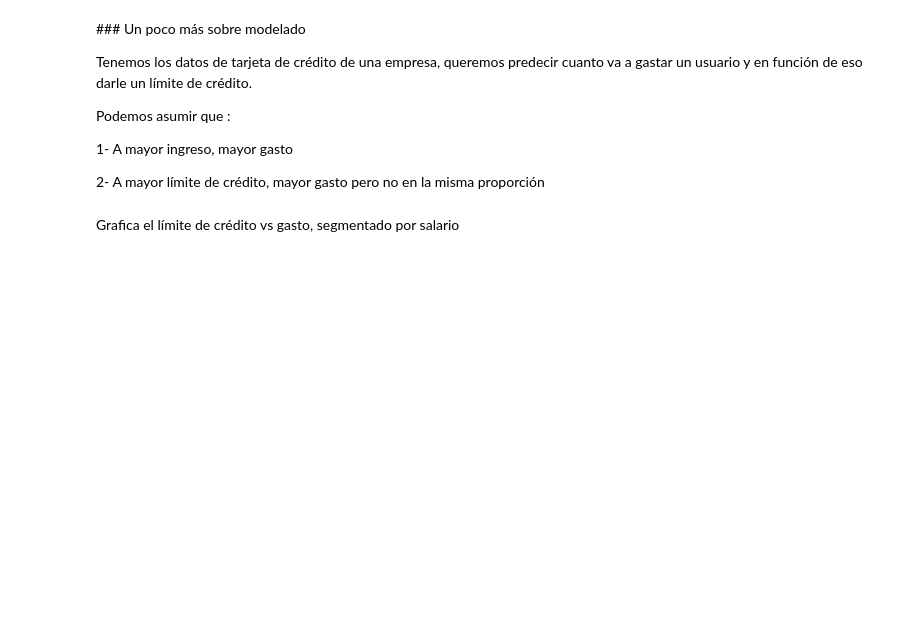
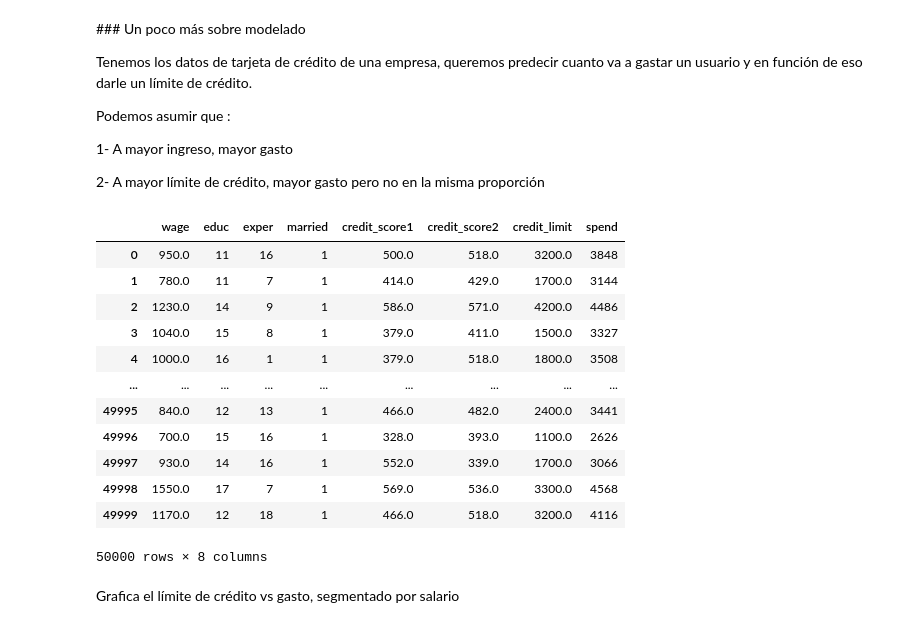
Before and after one commit to Rolando1708/Analisis_de_Aprendizaje_Estadistico, a Jupyter notebook: Parcial 1/Entendiendo_coeficientes_sin_resolver.ipynb, the cells around one changed output. Saved outputs shown, nothing was run; the diff lists cells and outputs as text; code cells hidden in the pictures; blank space fills up the shorter version.

```diff
--- a/Parcial 1/Entendiendo_coeficientes_sin_resolver.ipynb
+++ b/Parcial 1/Entendiendo_coeficientes_sin_resolver.ipynb
@@ -374,6 +375,21 @@ Podemos asumir que :
 2- A mayor límite de crédito, mayor gasto pero no en la misma proporción
 # %%
 spend = pd.read_csv('spend_data.csv')
+spend
+# %% [output]
+|  | wage | educ | exper | married | credit_score1 | credit_score2 | credit_limit | spend |
+| 0 | 950.0 | 11 | 16 | 1 | 500.0 | 518.0 | 3200.0 | 3848 |
+| 1 | 780.0 | 11 | 7 | 1 | 414.0 | 429.0 | 1700.0 | 3144 |
+| 2 | 1230.0 | 14 | 9 | 1 | 586.0 | 571.0 | 4200.0 | 4486 |
+| 3 | 1040.0 | 15 | 8 | 1 | 379.0 | 411.0 | 1500.0 | 3327 |
+| 4 | 1000.0 | 16 | 1 | 1 | 379.0 | 518.0 | 1800.0 | 3508 |
+| ... | ... | ... | ... | ... | ... | ... | ... | ... |
+| 49995 | 840.0 | 12 | 13 | 1 | 466.0 | 482.0 | 2400.0 | 3441 |
+| 49996 | 700.0 | 15 | 16 | 1 | 328.0 | 393.0 | 1100.0 | 2626 |
+| 49997 | 930.0 | 14 | 16 | 1 | 552.0 | 339.0 | 1700.0 | 3066 |
+| 49998 | 1550.0 | 17 | 7 | 1 | 569.0 | 536.0 | 3300.0 | 4568 |
+| 49999 | 1170.0 | 12 | 18 | 1 | 466.0 | 518.0 | 3200.0 | 4116 |
+50000 rows × 8 columns
 # %%
 spend['wage_bins'] = pd.qcut(spend['wage'], q=5, labels=False) + 1
 # %% [markdown]
```
Also changed, not shown: parts of 7 cells of this notebook, 1 other file.
